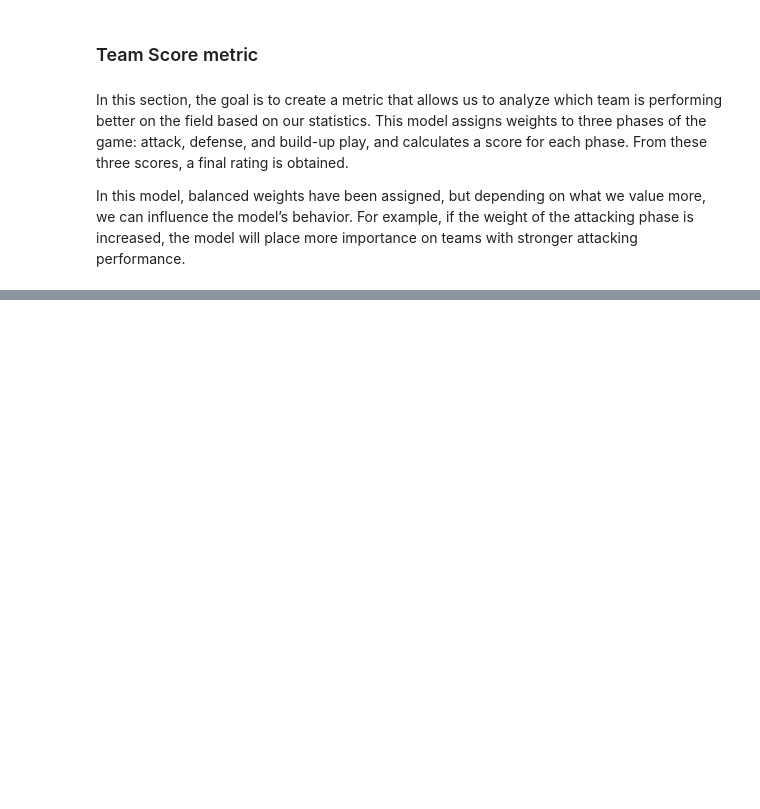
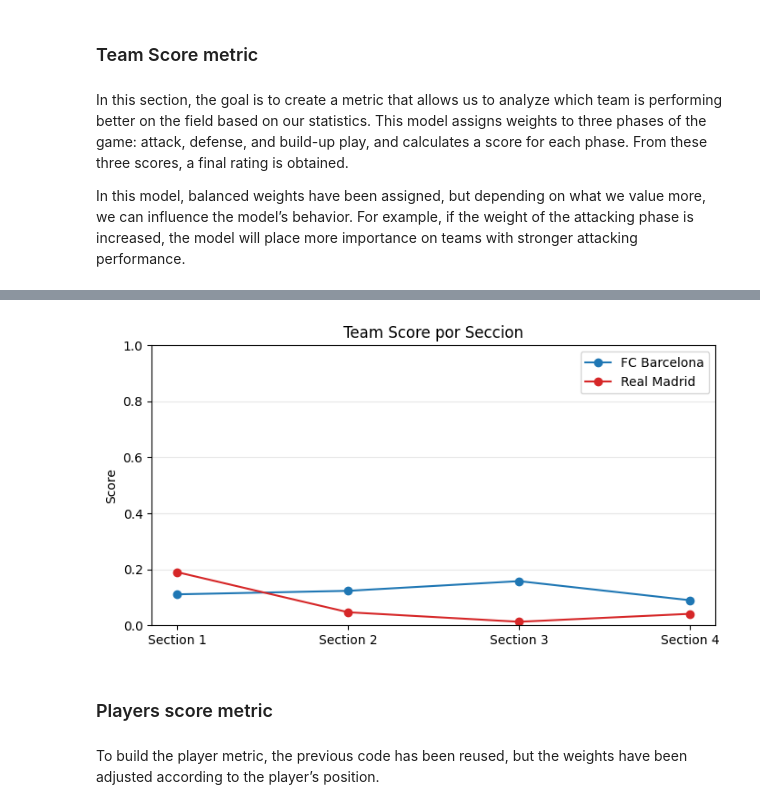
Before and after one commit to vripoll17/football-data-analytics-tool, a Jupyter notebook: notebooks/match_report.ipynb, the cells around one changed output, grey strips where cells are left out. Saved outputs shown, nothing was run; the diff lists cells and outputs as text; code cells hidden in the pictures; blank space fills up the shorter version.

```diff
--- a/notebooks/match_report.ipynb
+++ b/notebooks/match_report.ipynb
@@ -489,0 +520,29 @@ Diferencia: 0.07 (FC Barcelona)
+# %%
+sections = [1, 2, 3, 4]
+
+barca_scores = []
+madrid_scores = []
+
+for i in range(4):
+    barcelona_team = teams_df_per_sections[i][teams_df_per_sections[i]["team"] == "FC Barcelona"].iloc[0]
+    madrid_team = teams_df_per_sections[i][teams_df_per_sections[i]["team"] == "Real Madrid"].iloc[0]
+    barca_scores.append(get_team_score(barcelona_team))
+    madrid_scores.append(get_team_score(madrid_team))
+
+plt.figure(figsize=(8, 4))
+plt.plot(sections, barca_scores, marker="o", label="FC Barcelona", color="tab:blue")
+plt.plot(sections, madrid_scores, marker="o", label="Real Madrid", color="tab:red")
+
+plt.xticks(sections, [f"Section {i}" for i in sections])
+plt.ylim(0, 1)
+plt.title("Team Score por Seccion")
+plt.ylabel("Score")
+plt.legend()
+plt.grid(axis="y", alpha=0.3)
+plt.show()
+# %% [output]
+[figure, added]
+# %% [markdown]
+### Players score metric
+# %% [markdown]
+To build the player metric, the previous code has been reused, but the weights have been adjusted according to the player’s position.
```
Also changed, not shown: parts of 13 cells of this notebook, 1 other file.
